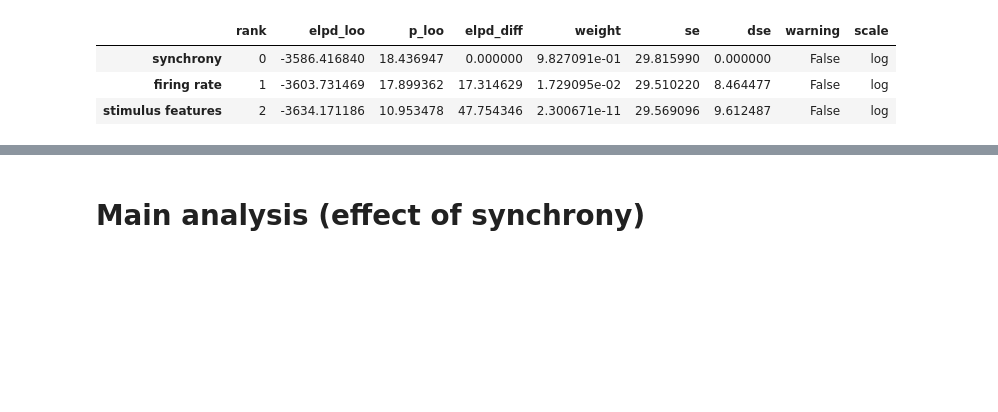
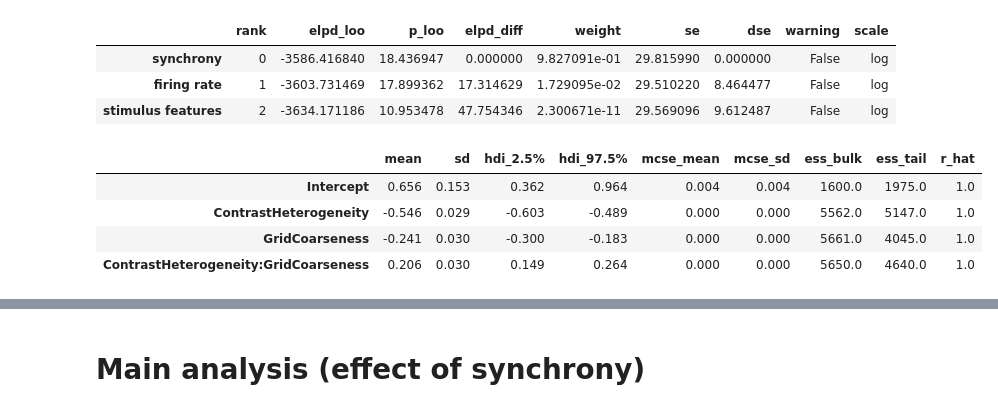
Before and after one commit to ccnmaastricht/NeuralSynchrony-FigureGround, a Jupyter notebook: notebooks/statistics_session1.ipynb, the cells around one changed output, grey strips where cells are left out. Drawn from its saved outputs; the diff is of its cells as text; code cells hidden in the pictures; blank space fills up the shorter version.

```diff
--- a/notebooks/statistics_session1.ipynb
+++ b/notebooks/statistics_session1.ipynb
@@ -110,3 +110,11 @@ Sampling 4 chains for 2_000 tune and 2_000 draw iterations (8_000 + 8_000 draws
 | synchrony | 0 | -3586.416840 | 18.436947 | 0.000000 | 9.827091e-01 | 29.815990 | 0.000000 | False | log |
 | firing rate | 1 | -3603.731469 | 17.899362 | 17.314629 | 1.729095e-02 | 29.510220 | 8.464477 | False | log |
 | stimulus features | 2 | -3634.171186 | 10.953478 | 47.754346 | 2.300671e-11 | 29.569096 | 9.612487 | False | log |
+# %%
+az.summary(idata_features, var_names=["Intercept", "ContrastHeterogeneity", "GridCoarseness", "ContrastHeterogeneity:GridCoarseness"], hdi_prob=0.95)
+# %% [output]
+|  | mean | sd | hdi_2.5% | hdi_97.5% | mcse_mean | mcse_sd | ess_bulk | ess_tail | r_hat |
+| Intercept | 0.656 | 0.153 | 0.362 | 0.964 | 0.004 | 0.004 | 1600.0 | 1975.0 | 1.0 |
+| ContrastHeterogeneity | -0.546 | 0.029 | -0.603 | -0.489 | 0.000 | 0.000 | 5562.0 | 5147.0 | 1.0 |
+| GridCoarseness | -0.241 | 0.030 | -0.300 | -0.183 | 0.000 | 0.000 | 5661.0 | 4045.0 | 1.0 |
+| ContrastHeterogeneity:GridCoarseness | 0.206 | 0.030 | 0.149 | 0.264 | 0.000 | 0.000 | 5650.0 | 4640.0 | 1.0 |
```
Also changed, not shown: parts of 1 cell of this notebook.
